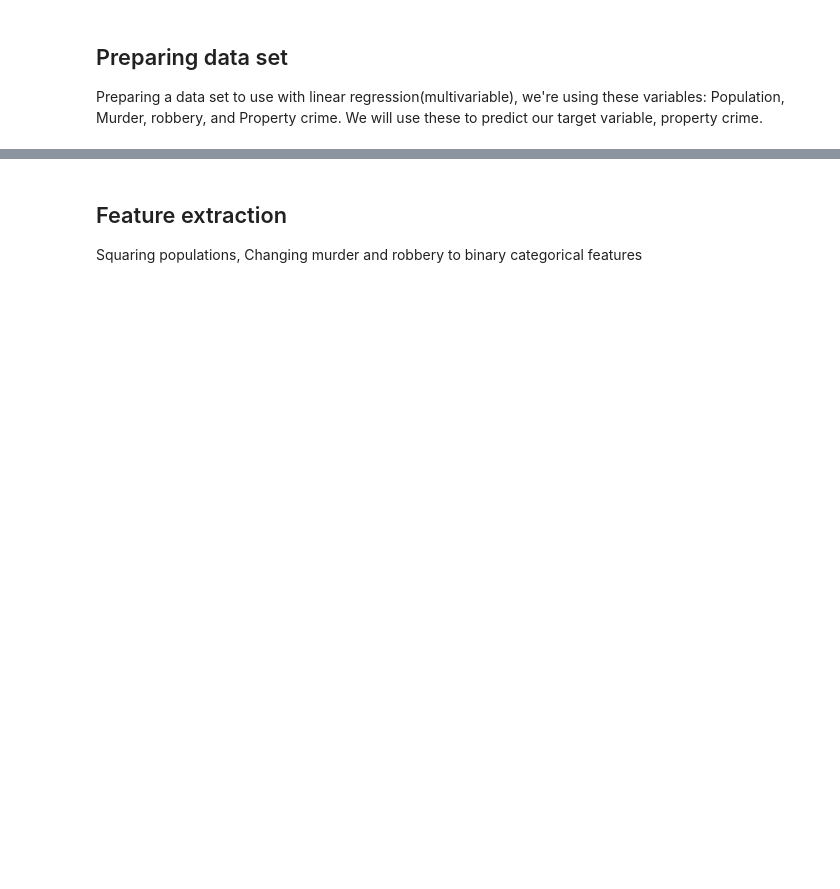
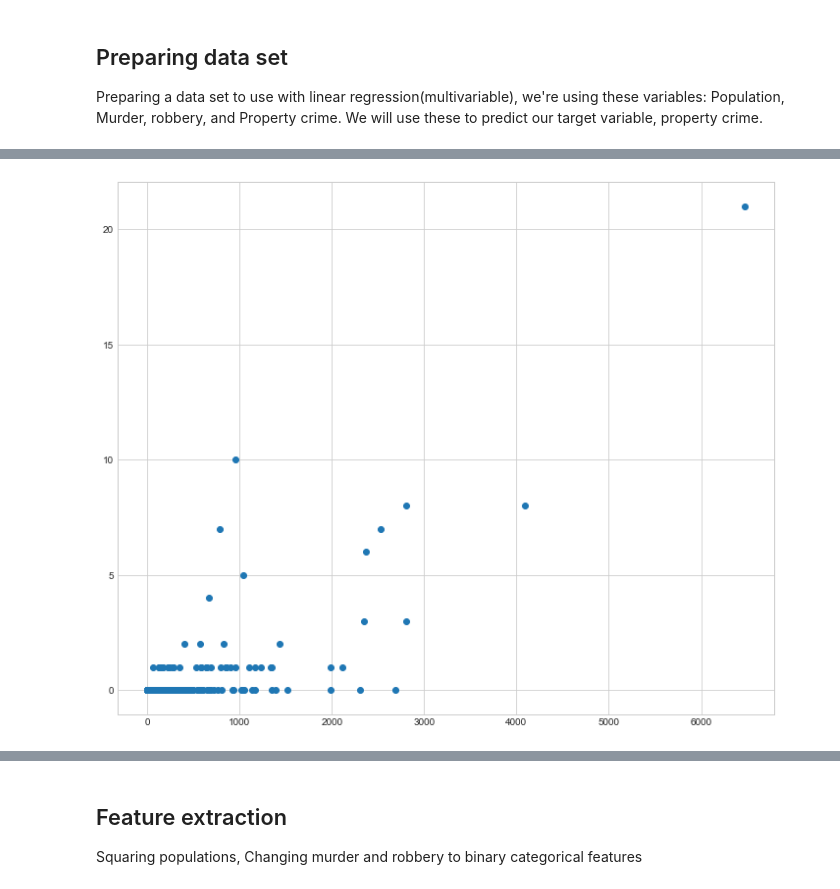
Before and after one commit to Audio88/Linear_regression_data_prep, a Jupyter notebook: Linear_regression_first_model.ipynb, the cells around one changed output, grey strips where cells are left out. Drawn from its saved outputs; the diff is of its cells as text; code cells hidden in the pictures; blank space fills up the shorter version.

```diff
--- a/Linear_regression_first_model.ipynb
+++ b/Linear_regression_first_model.ipynb
@@ -49,0 +54,6 @@ plt.show()
+# %%
+plt.subplots(figsize=(12,10))
+plt.scatter(newdf['Property crime'], newdf['Murder'])
+plt.show()
+# %% [output]
+[figure, added]
```
Also changed, not shown: parts of 17 cells of this notebook, 1 other file.
